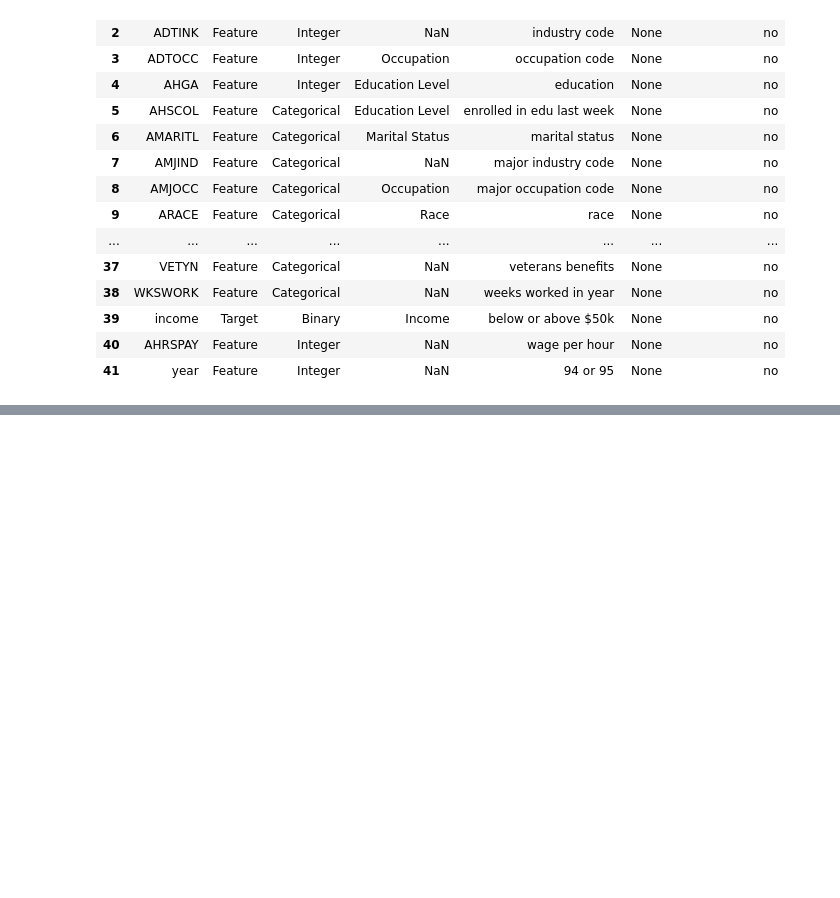
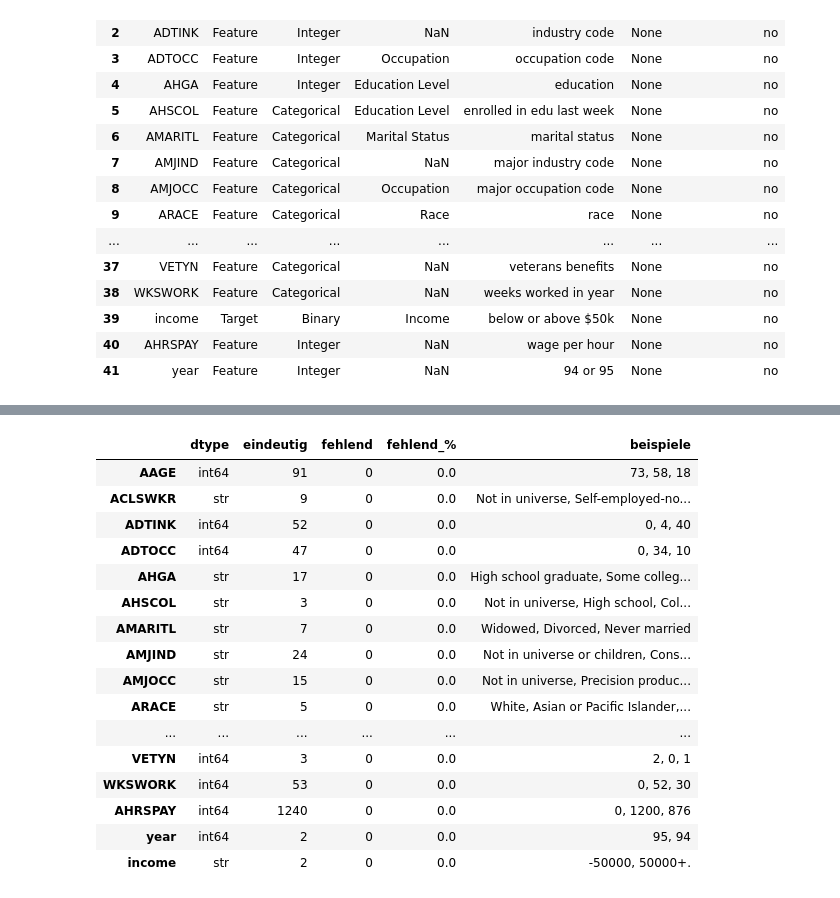
Before and after one commit to Manuel-Schmid/census-income-analysis, a Jupyter notebook: src/statistics_project/dataset_analysis_notebooks/NB01.ipynb, the cells around one changed output, grey strips where cells are left out. Saved outputs shown, nothing was run; the diff lists cells and outputs as text; code cells hidden in the pictures; blank space fills up the shorter version.

```diff
--- a/src/statistics_project/dataset_analysis_notebooks/NB01.ipynb
+++ b/src/statistics_project/dataset_analysis_notebooks/NB01.ipynb
@@ -98,0 +137,41 @@ Variable descriptions:
+# %%
+def spalten_ueberblick(df: pd.DataFrame, beispiele: int = 3) -> pd.DataFrame:
+    """Kompakter Steckbrief je Spalte: dtype, Anzahl eindeutiger Werte, fehlende Werte, Beispiele.
+
+    Erster Schritt bei jedem unbekannten Datensatz.
+    """
+    zeilen = []
+    for spalte in df.columns:
+        s = df[spalte]
+        werte = s.dropna().unique()[:beispiele]
+        zeilen.append(
+            {
+                "dtype": str(s.dtype),
+                "eindeutig": s.nunique(dropna=True),
+                "fehlend": int(s.isna().sum()),
+                "fehlend_%": round(s.isna().mean() * 100, 1),
+                "beispiele": ", ".join(map(str, werte)),
+            }
+        )
+    return pd.DataFrame(zeilen, index=df.columns)
+
+
+spalten_ueberblick(census)
+# %% [output]
+|  | dtype | eindeutig | fehlend | fehlend_% | beispiele |
+| AAGE | int64 | 91 | 0 | 0.0 | 73, 58, 18 |
+| ACLSWKR | str | 9 | 0 | 0.0 | Not in universe, Self-employed-no... |
+| ADTINK | int64 | 52 | 0 | 0.0 | 0, 4, 40 |
+| ADTOCC | int64 | 47 | 0 | 0.0 | 0, 34, 10 |
+| AHGA | str | 17 | 0 | 0.0 | High school graduate, Some colleg... |
+| AHSCOL | str | 3 | 0 | 0.0 | Not in universe, High school, Col... |
+| AMARITL | str | 7 | 0 | 0.0 | Widowed, Divorced, Never married |
+| AMJIND | str | 24 | 0 | 0.0 | Not in universe or children, Cons... |
+| AMJOCC | str | 15 | 0 | 0.0 | Not in universe, Precision produc... |
+| ARACE | str | 5 | 0 | 0.0 | White, Asian or Pacific Islander,... |
+| ... | ... | ... | ... | ... | ... |
+| VETYN | int64 | 3 | 0 | 0.0 | 2, 0, 1 |
+| WKSWORK | int64 | 53 | 0 | 0.0 | 0, 52, 30 |
+| AHRSPAY | int64 | 1240 | 0 | 0.0 | 0, 1200, 876 |
+| year | int64 | 2 | 0 | 0.0 | 95, 94 |
+| income | str | 2 | 0 | 0.0 | -50000, 50000+. |
```
Also changed, not shown: parts of 7 cells of this notebook.
